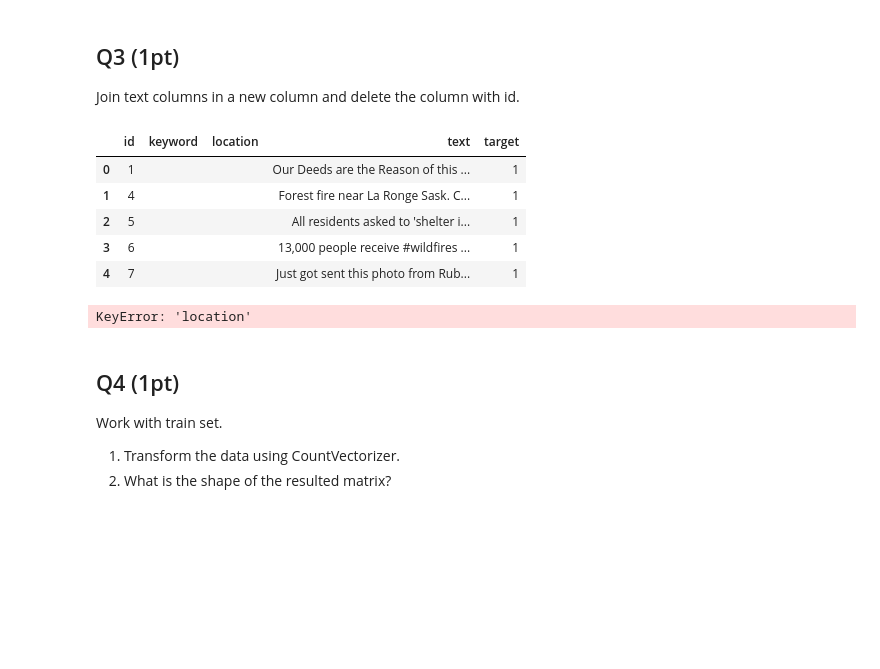
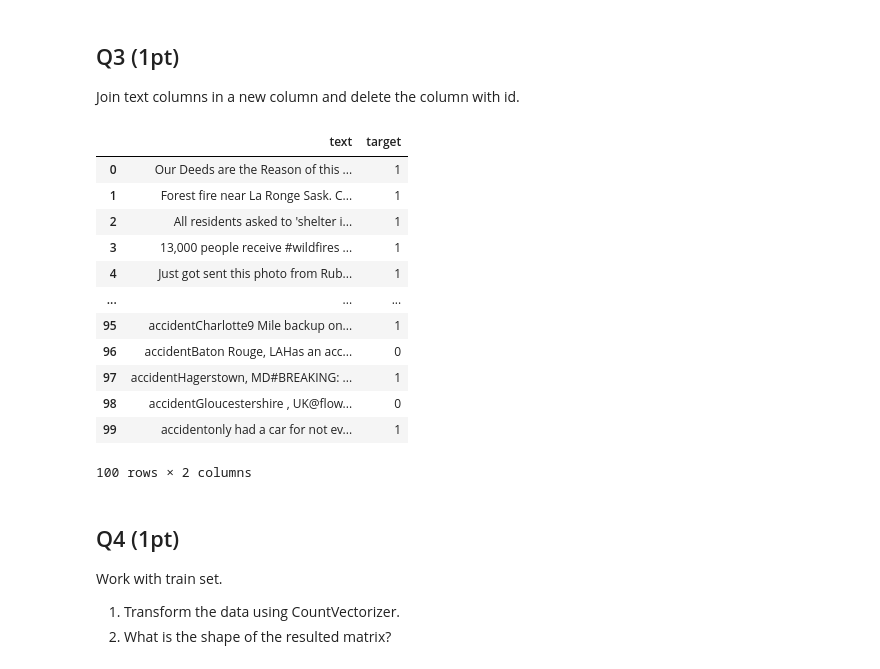
Before and after one commit to YKhalitov/College-Projects, a Jupyter notebook: RIT-Projects/Machine Learning - CSCI 335/HW4.ipynb, the cells around one changed output. Cells and saved outputs as stored; diff of their text form; code cells hidden in the pictures; blank space fills up the shorter version.

```diff
--- a/RIT-Projects/Machine Learning - CSCI 335/HW4.ipynb
+++ b/RIT-Projects/Machine Learning - CSCI 335/HW4.ipynb
@@ -115,24 +115,25 @@ plt.show()
 ## Q3 (1pt)
 
 Join text columns in a new column and delete the column with id.
+# %%
+data['text'] = data['keyword'] + data['location'] + data['text']
+data.drop(['id', 'keyword', 'location'], axis=1, inplace=True)
 # %%
-data.head()
+data.head(100)
 # %% [output]
-|  | id | keyword | location | text | target |
-| 0 | 1 |  |  | Our Deeds are the Reason of this ... | 1 |
-| 1 | 4 |  |  | Forest fire near La Ronge Sask. C... | 1 |
-| 2 | 5 |  |  | All residents asked to 'shelter i... | 1 |
-| 3 | 6 |  |  | 13,000 people receive #wildfires ... | 1 |
-| 4 | 7 |  |  | Just got sent this photo from Rub... | 1 |
+|  | text | target |
+| 0 | Our Deeds are the Reason of this ... | 1 |
+| 1 | Forest fire near La Ronge Sask. C... | 1 |
+| 2 | All residents asked to 'shelter i... | 1 |
+| 3 | 13,000 people receive #wildfires ... | 1 |
+| 4 | Just got sent this photo from Rub... | 1 |
+| ... | ... | ... |
+| 95 | accidentCharlotte9 Mile backup on... | 1 |
+| 96 | accidentBaton Rouge, LAHas an acc... | 0 |
+| 97 | accidentHagerstown, MD#BREAKING: ... | 1 |
+| 98 | accidentGloucestershire , UK@flow... | 0 |
+| 99 | accidentonly had a car for not ev... | 1 |
+100 rows × 2 columns
-# %%
-# data['text'] = data['keyword'] + data['location'] + data['text']
-#data['merged'] = pd.concat([data[1], data[2]])
-#data.drop(['id', 'keyword', 'location'], axis=1, inplace=True)
-
-data['text'] = data['location'] + data['text']
-data.head()
-# %% [output]
-KeyError: 'location'
 # %% [markdown]
 ## Q4 (1pt)
 
```
Also changed, not shown: parts of 12 cells of this notebook.
